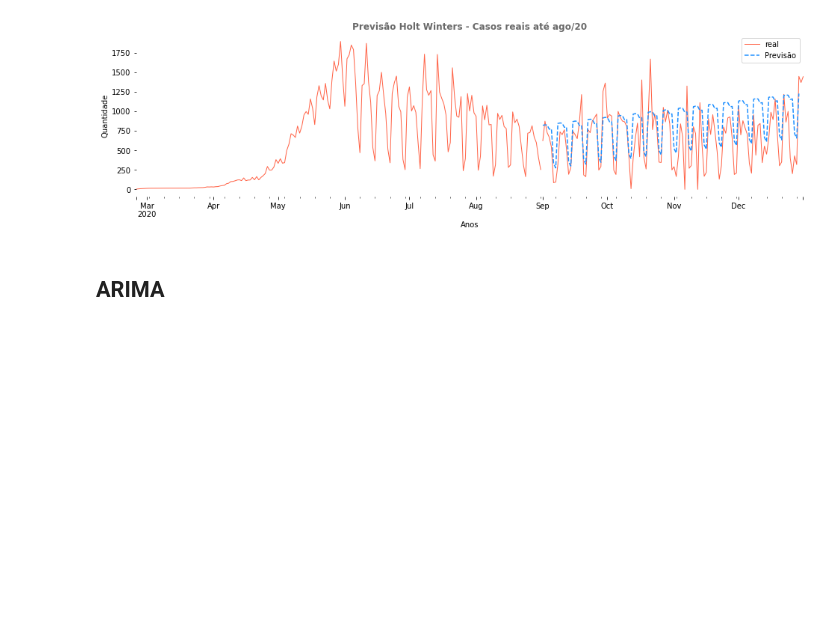
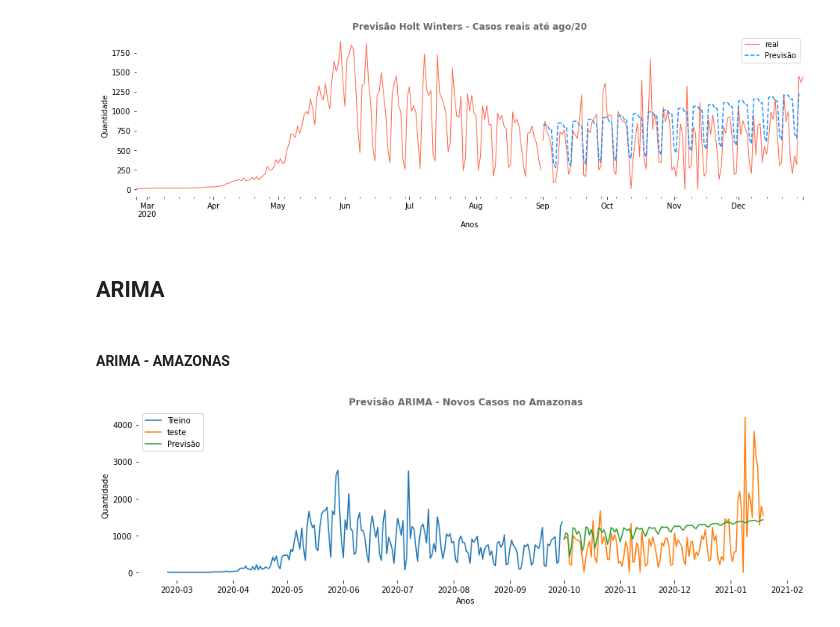
Before and after one commit to daianeklein/bootcamp-Alura, a Jupyter notebook: Desafio-Modulo4.ipynb, the cells around one changed output. Drawn from its saved outputs; the diff is of its cells as text; code cells hidden in the pictures; blank space fills up the shorter version.

```diff
--- a/Desafio-Modulo4.ipynb
+++ b/Desafio-Modulo4.ipynb
@@ -1227,3 +1200,33 @@ comparando com os valores reais destes mesmos meses
 [figure]
 # %% [markdown]
 ## ARIMA
+# %% [markdown]
+#### ARIMA - AMAZONAS
+# %%
+# Separando os dados de treino e teste
+treino = covid_am[['data', 'casosNovos']][:-111].set_index('data').sort_values(by='data')
+teste = covid_am[['data', 'casosNovos']][219:].set_index('data').sort_values(by='data')
+
+# Treinando o modelo
+modelo_arima = ARIMA(treino['casosNovos'].values, order=[15,1,0])
+modelo_arima_treinado = modelo_arima.fit()
+previsao = modelo_arima_treinado.forecast(111)[0]
+
+# Comparando
+plt.figure(figsize=(15, 4))
+
+teste['previsao'] = previsao
+
+sns.lineplot(x='data', y='casosNovos', data = treino, label ='Treino')
+sns.lineplot(x='data', y='casosNovos', data = teste, label='teste')
+sns.lineplot(x='data', y='previsao', data=teste, label = 'Previsão')
+
+plt.title('Previsão ARIMA - Novos Casos no Amazonas', color='dimgrey', fontweight='bold')
+plt.legend()
+sns.despine(bottom=True, left=True)
+plt.ylabel('Quantidade', fontsize=10)
+plt.xlabel('Anos', fontsize=10)
+
+plt.show()
+# %% [output]
+[figure, added]
```
Also changed, not shown: parts of 10 cells of this notebook.
